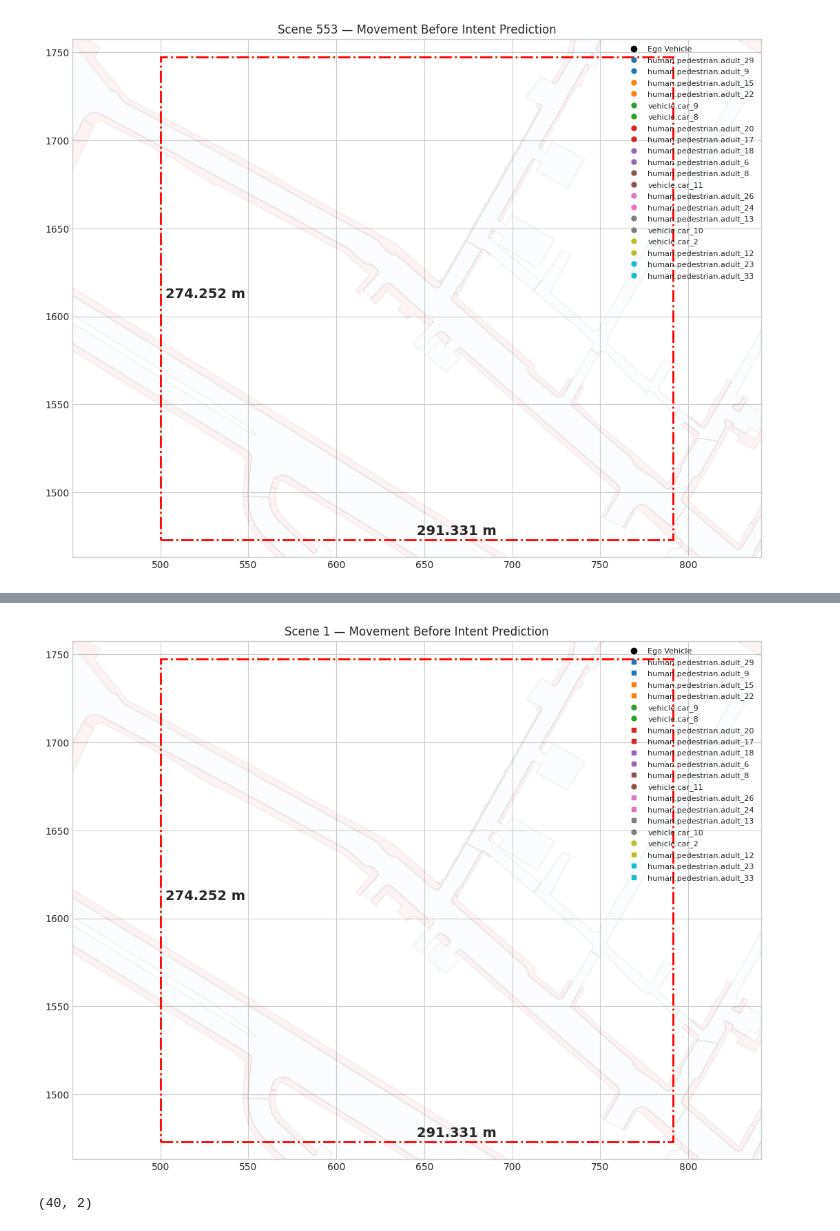
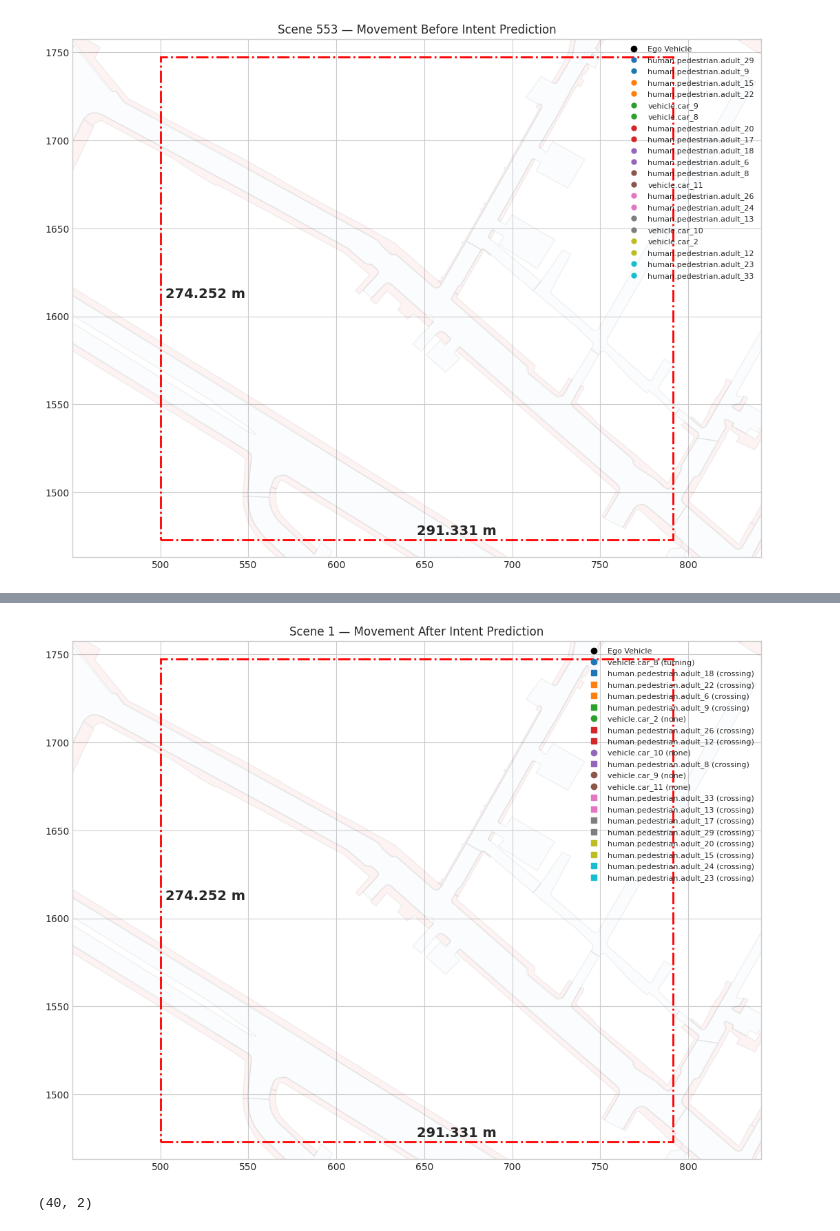
Before and after one commit to Akashleena/FramesforAV, a Jupyter notebook: create_frame_with_text_description_cleaned_version.ipynb, the cells around one changed output, grey strips where cells are left out. Saved outputs shown, nothing was run; the diff lists cells and outputs as text; code cells hidden in the pictures.

```diff
--- a/create_frame_with_text_description_cleaned_version.ipynb
+++ b/create_frame_with_text_description_cleaned_version.ipynb
@@ -538,8 +567,15 @@ class InstanceFrame:
 # %%
 scene_ego_positions, ego_vehicle_raw_start_time = compute_scene_ego_positions(nusc, 1)
 instance_descriptions = []
+predicted_intents = {}
+
 for instance_id in selected_instances:
     instance_frame = InstanceFrame(nusc, instance_id, 1, scene_ego_positions, ego_vehicle_raw_start_time)
+
+    # Save the intent
+    predicted_intents[instance_id] = instance_frame.intent
+
+    # Save the description
     print('instance_id:', instance_id)
     print(instance_frame.describe_movement())
     print("\n")
@@ -592,7 +658,7 @@ client = OpenAI()
 
 response = client.responses.create(
     model="gpt-4o-mini",
-    input=f"Write a one-sentence summary about the scene, identify specific important objects in autonomous driving scenarios:{overall_description}. You should output the summary like {nusc.scene[1]['description']}. "
+    input=f"Write a one-sentence summary about the scene, identify specific important objects in autonomous driving scenarios keeping their intent:{overall_description}. You should output the summary like {nusc.scene[1]['description'] }. "
 )
 
 print(response.output_text)
@@ -601,5 +667,5 @@ Several pedestrians moved backward across the path of the ego vehicle, frequentl
 # %%
-with open("scene1_before_intent.txt", "w") as f:
+with open("scene1_after_intent.txt", "w") as f:
     f.write(response.output_text)
 # %%
 # The ground truth for the scene description from the nuScenes dataset:
@@ -834,64 +907,80 @@ x_max, y_max = ego_trajectory.max(axis=0) + 100
 fig, ax = nusc_map.render_map_patch((x_min, y_min, x_max, y_max), ['drivable_area', 'walkway'], alpha=0.05)
 fig.set_size_inches(10, 10)
 ax.set_aspect('equal')
-ax.set_title("Scene 1 — Movement Before Intent Prediction")
+ax.set_title("Scene 1 — Movement After Intent Prediction")
 
 # Dots + Arrows
 ego_dot, = ax.plot([], [], 'ko', markersize=6, label='Ego Vehicle')
 ego_arrow = ax.quiver([], [], [], [], angles='xy', scale_units='xy', scale=1, color='black')
 
 obj_dots = {}
+obj_texts = {}
 legend_handles = [ego_dot]
 
 for inst in selected_instances:
-    category = object_category_root.get(inst, 'vehicle')  # fallback
-    marker = category_marker_map.get(category, 'o')        # default to circle
+    category = object_category_root.get(inst, 'vehicle')
+    marker = category_marker_map.get(category, 'o')
     color = instance_colors[inst]
+    label = object_labels[inst]
+    intent = predicted_intents.get(inst, "none")
 
-    dot, = ax.plot([], [], marker=marker, linestyle='None', color=color, markersize=5, label=object_labels[inst])
+    dot, = ax.plot([], [], marker=marker, linestyle='None', color=color, markersize=5)
     obj_dots[inst] = dot
-    legend_handles.append(dot)
 
-# Legend
+    text = ax.text(0, 0, "", fontsize=7, color=color)
+    obj_texts[inst] = text
+
+    legend_label = f"{label} ({intent})"
+    legend_dot, = ax.plot([], [], marker=marker, linestyle='None', color=color, label=legend_label)
+    legend_handles.append(legend_dot)
+
 ax.legend(handles=legend_handles, loc='upper right', fontsize=8)
 
-# Init
+# Init stays the same
 def init():
     ego_dot.set_data([], [])
     ego_arrow.set_offsets([0, 0])
     ego_arrow.set_UVC(0, 0)
     for dot in obj_dots.values():
         dot.set_data([], [])
-    return [ego_dot, ego_arrow] + list(obj_dots.values())
+    for text in obj_texts.values():
+        text.set_text("")
+        text.set_position((0, 0))
+    return [ego_dot, ego_arrow] + list(obj_dots.values()) + list(obj_texts.values())
 
-# Update
+# Clean update
 def update(i):
     x, y = ego_trajectory[i]
     yaw = ego_orientations[i]
 
-    # Update ego dot
     ego_dot.set_data(x, y)
-
-    # Remove and redraw ego arrow
     global ego_arrow
     ego_arrow.remove()
-    ego_arrow = ax.quiver(x, y, 3 * np.cos(yaw), 3 * np.sin(yaw),
-                          angles='xy', scale_units='xy', scale=1, color='black')
+    ego_arrow = ax.quiver(x, y, 3 * np.cos(yaw), 3 * np.sin(yaw), angles='xy', scale_units='xy', scale=1, color='black')
 
     for inst in selected_instances:
         if i < len(object_trajectories[inst]):
-            obj_dots[inst].set_data(*object_trajectories[inst][i])
+            obj_x, obj_y = object_trajectories[inst][i]
+            obj_dots[inst].set_data(obj_x, obj_y)
 
-    return [ego_dot, ego_arrow] + list(obj_dots.values())
+            # Always show intent for all instances
+            intent = predicted_intents.get(inst, "none")
+            obj_texts[inst].set_text(intent)
+            obj_texts[inst].set_position((obj_x + 1, obj_y + 1))
+
+    return [ego_dot, ego_arrow] + list(obj_dots.values()) + list(obj_texts.values())
+
+# Fix the missing legend
+ax.legend(handles=legend_handles, loc='upper right', fontsize=8)
 
 # Animate
 anim = animation.FuncAnimation(fig, update, init_func=init,
                                frames=len(ego_trajectory), interval=300, blit=False)
 
 # Save
-anim.save("scene1_before_intent.gif", writer="pillow", fps=5)
+anim.save("scene1_after_intent.gif", writer="pillow", fps=5)
 # %% [output]
-[figure, old version]
+[figure, new version]
 # %%
 print(np.unique(ego_trajectory, axis=0).shape)
 # %% [output]
```
Also changed, not shown: parts of 11 cells of this notebook, 3 other files.
